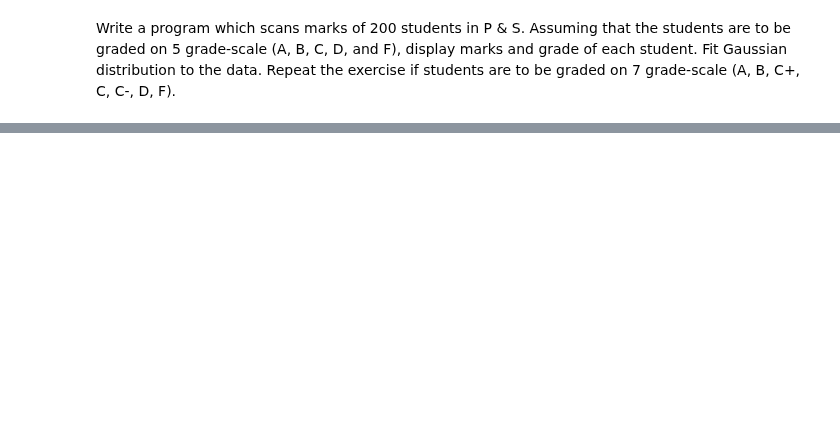
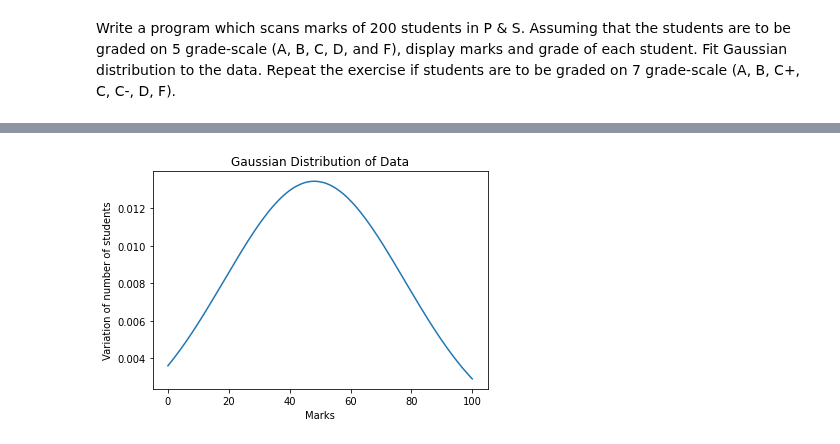
Before and after one commit to urvashiramdasani/ml-dl-python, a Jupyter notebook: Copy_of_Practical_5.ipynb, the cells around one changed output, grey strips where cells are left out. Drawn from its saved outputs; the diff is of its cells as text; code cells hidden in the pictures; blank space fills up the shorter version.

```diff
--- a/Copy_of_Practical_5.ipynb
+++ b/Copy_of_Practical_5.ipynb
@@ -130,0 +131,13 @@ Text(0, 0.5, 'Number of Students')
+# %%
+const = 1/(std * np.sqrt(2*np.pi))
+f = []
+for i in sorted_z:
+  f.append(const * np.exp(-0.5 * i**2))
+
+plt.plot(marks, f)
+plt.title('Gaussian Distribution of Data')
+plt.xlabel('Marks')
+plt.ylabel('Variation of number of students')
+plt.show()
+# %% [output]
+[figure, added]
```
Also changed, not shown: parts of 3 cells of this notebook.
